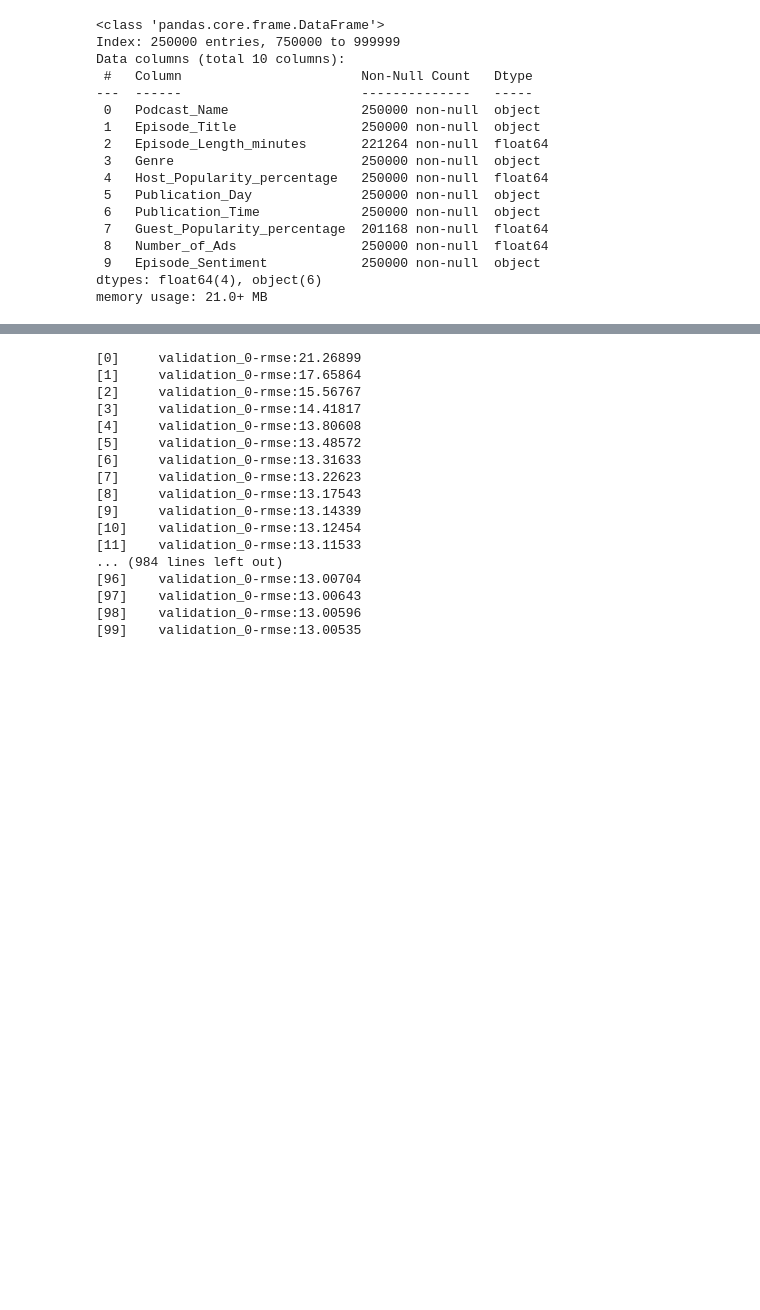
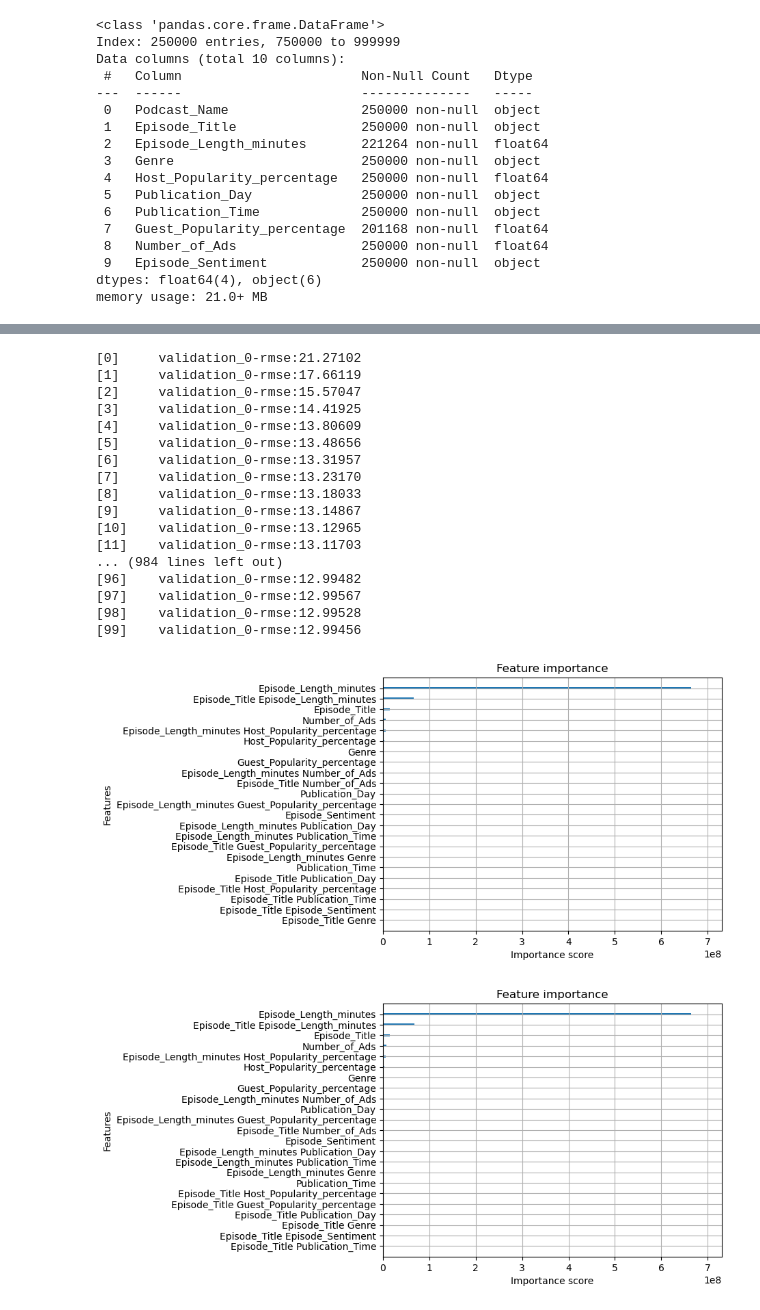
Before and after one commit to evan-il/playground-s5e4, a Jupyter notebook: model2.ipynb, the cells around one changed output, grey strips where cells are left out. Saved outputs shown, nothing was run; the diff lists cells and outputs as text; code cells hidden in the pictures; blank space fills up the shorter version.

```diff
--- a/model2.ipynb
+++ b/model2.ipynb
@@ -74,8 +74,10 @@ train = train.replace(categorical_map).fillna(0)
 x = train.drop('Listening_Time_minutes', axis=1)
 y = train['Listening_Time_minutes']
 # %%
-poly = skp.PolynomialFeatures(interaction_only=False, include_bias=False)
+poly = skp.PolynomialFeatures(interaction_only=True, include_bias=False)
 x_poly = poly.fit_transform(x)
 # %%
 cols = poly.get_feature_names_out(x.columns)
 x = pd.DataFrame(x_poly, columns=cols)
+# %%
+x = x.iloc[:,:23]
@@ -85,28 +107,32 @@ x_s = pd.DataFrame(mm_scaler.fit_transform(x), columns=x.columns, index=x.index)
 # %%
 for c in categories: x_s[c] = x_s[c].astype('category')
 # %%
-kf = KFold(10, shuffle=True, random_state=55)
+kf = KFold(3, shuffle=True, random_state=55)
 # %%
 for train_idx, val_idx in kf.split(x,y):
     x_t, y_t = x_s.iloc[train_idx], y.iloc[train_idx]
     x_v, y_v = x_s.iloc[val_idx], y.iloc[val_idx]
-    model = xgb.XGBRegressor(objective='reg:squarederror', eval_metric = 'rmse', enable_categorical = True, device = 'cuda', tree_method="hist")
+    model = xgb.XGBRegressor(objective='reg:squarederror', eval_metric = 'rmse', enable_categorical = True, device = 'cuda', tree_method="hist")#, min_child_weight=4)
     model.fit(x_t, y_t, eval_set=[(x_v,y_v)])
+
+    xgb.plot_importance(model.get_booster().get_score(importance_type='total_gain'), show_values=True)
 # %% [output]
-[0]     validation_0-rmse:21.26899
-[1]     validation_0-rmse:17.65864
-[2]     validation_0-rmse:15.56767
-[3]     validation_0-rmse:14.41817
-[4]     validation_0-rmse:13.80608
-[5]     validation_0-rmse:13.48572
-[6]     validation_0-rmse:13.31633
-[7]     validation_0-rmse:13.22623
-[8]     validation_0-rmse:13.17543
-[9]     validation_0-rmse:13.14339
-[10]    validation_0-rmse:13.12454
-[11]    validation_0-rmse:13.11533
+[0]     validation_0-rmse:21.27102
+[1]     validation_0-rmse:17.66119
+[2]     validation_0-rmse:15.57047
+[3]     validation_0-rmse:14.41925
+[4]     validation_0-rmse:13.80609
+[5]     validation_0-rmse:13.48656
+[6]     validation_0-rmse:13.31957
+[7]     validation_0-rmse:13.23170
+[8]     validation_0-rmse:13.18033
+[9]     validation_0-rmse:13.14867
+[10]    validation_0-rmse:13.12965
+[11]    validation_0-rmse:13.11703
 ... (984 lines left out)
-[96]    validation_0-rmse:13.00704
-[97]    validation_0-rmse:13.00643
-[98]    validation_0-rmse:13.00596
-[99]    validation_0-rmse:13.00535
+[96]    validation_0-rmse:12.99482
+[97]    validation_0-rmse:12.99567
+[98]    validation_0-rmse:12.99528
+[99]    validation_0-rmse:12.99456
+[figure, added]
+[figure, added]
```
Also changed, not shown: parts of 2 cells of this notebook.
